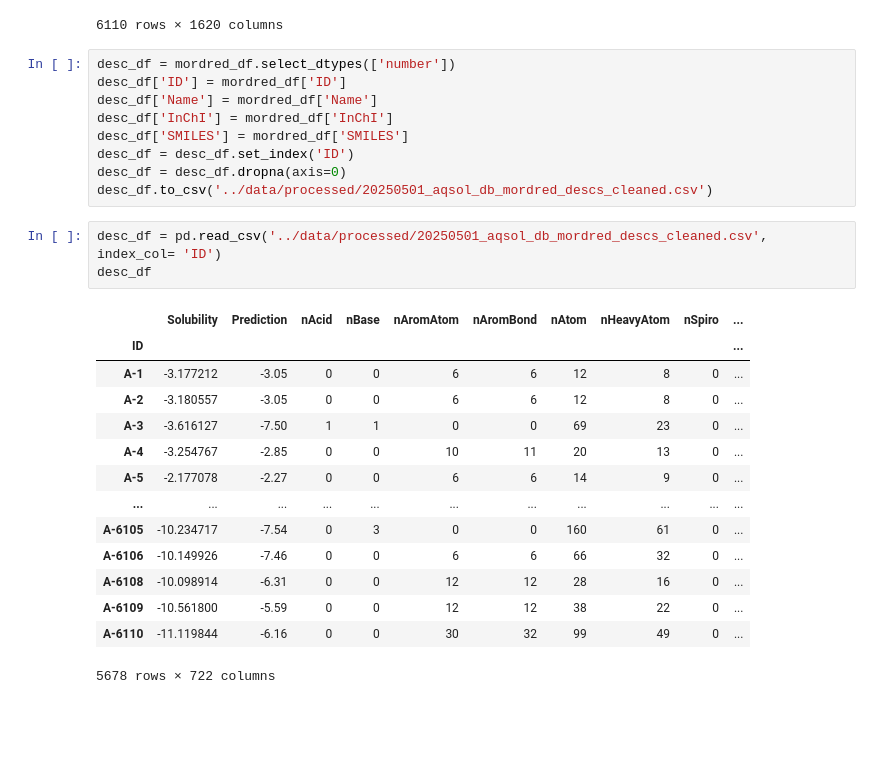
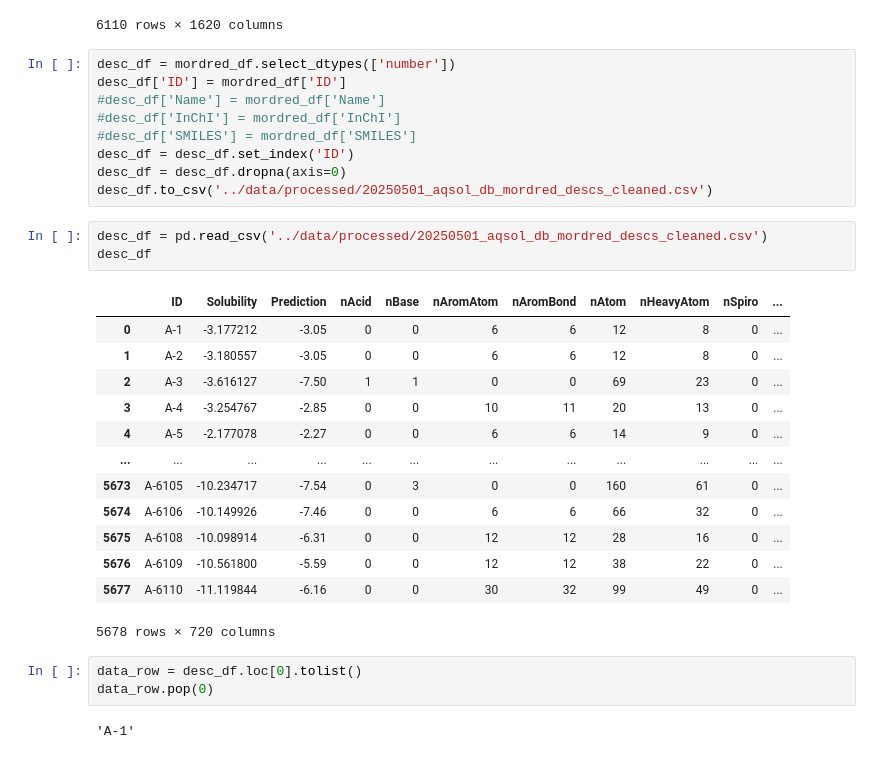
Before and after one commit to AmbreCarpentier/Spring2025_ANN_tutorial, a Jupyter notebook: sandbox/20250502_MordredDescsAnalysis.ipynb, the cells around one changed output. Cells and saved outputs as stored; diff of their text form; blank space fills up the shorter version.

```diff
--- a/sandbox/20250502_MordredDescsAnalysis.ipynb
+++ b/sandbox/20250502_MordredDescsAnalysis.ipynb
@@ -32,27 +32,31 @@ mordred_df
 # %%
 desc_df = mordred_df.select_dtypes(['number'])
 desc_df['ID'] = mordred_df['ID']
-desc_df['Name'] = mordred_df['Name']
-desc_df['InChI'] = mordred_df['InChI']
-desc_df['SMILES'] = mordred_df['SMILES']
+#desc_df['Name'] = mordred_df['Name']
+#desc_df['InChI'] = mordred_df['InChI']
+#desc_df['SMILES'] = mordred_df['SMILES']
 desc_df = desc_df.set_index('ID')
 desc_df = desc_df.dropna(axis=0)
 desc_df.to_csv('../data/processed/20250501_aqsol_db_mordred_descs_cleaned.csv')
 # %%
-desc_df = pd.read_csv('../data/processed/20250501_aqsol_db_mordred_descs_cleaned.csv', index_col= 'ID')
+desc_df = pd.read_csv('../data/processed/20250501_aqsol_db_mordred_descs_cleaned.csv')
 desc_df
 # %% [output]
-|  | Solubility | Prediction | nAcid | nBase | nAromAtom | nAromBond | nAtom | nHeavyAtom | nSpiro | ... |
-| ID |  |  |  |  |  |  |  |  |  | ... |
-| A-1 | -3.177212 | -3.05 | 0 | 0 | 6 | 6 | 12 | 8 | 0 | ... |
-| A-2 | -3.180557 | -3.05 | 0 | 0 | 6 | 6 | 12 | 8 | 0 | ... |
-| A-3 | -3.616127 | -7.50 | 1 | 1 | 0 | 0 | 69 | 23 | 0 | ... |
-| A-4 | -3.254767 | -2.85 | 0 | 0 | 10 | 11 | 20 | 13 | 0 | ... |
-| A-5 | -2.177078 | -2.27 | 0 | 0 | 6 | 6 | 14 | 9 | 0 | ... |
-| ... | ... | ... | ... | ... | ... | ... | ... | ... | ... | ... |
-| A-6105 | -10.234717 | -7.54 | 0 | 3 | 0 | 0 | 160 | 61 | 0 | ... |
-| A-6106 | -10.149926 | -7.46 | 0 | 0 | 6 | 6 | 66 | 32 | 0 | ... |
-| A-6108 | -10.098914 | -6.31 | 0 | 0 | 12 | 12 | 28 | 16 | 0 | ... |
-| A-6109 | -10.561800 | -5.59 | 0 | 0 | 12 | 12 | 38 | 22 | 0 | ... |
-| A-6110 | -11.119844 | -6.16 | 0 | 0 | 30 | 32 | 99 | 49 | 0 | ... |
+|  | ID | Solubility | Prediction | nAcid | nBase | nAromAtom | nAromBond | nAtom | nHeavyAtom | nSpiro | ... |
+| 0 | A-1 | -3.177212 | -3.05 | 0 | 0 | 6 | 6 | 12 | 8 | 0 | ... |
+| 1 | A-2 | -3.180557 | -3.05 | 0 | 0 | 6 | 6 | 12 | 8 | 0 | ... |
+| 2 | A-3 | -3.616127 | -7.50 | 1 | 1 | 0 | 0 | 69 | 23 | 0 | ... |
+| 3 | A-4 | -3.254767 | -2.85 | 0 | 0 | 10 | 11 | 20 | 13 | 0 | ... |
+| 4 | A-5 | -2.177078 | -2.27 | 0 | 0 | 6 | 6 | 14 | 9 | 0 | ... |
+| ... | ... | ... | ... | ... | ... | ... | ... | ... | ... | ... | ... |
+| 5673 | A-6105 | -10.234717 | -7.54 | 0 | 3 | 0 | 0 | 160 | 61 | 0 | ... |
+| 5674 | A-6106 | -10.149926 | -7.46 | 0 | 0 | 6 | 6 | 66 | 32 | 0 | ... |
+| 5675 | A-6108 | -10.098914 | -6.31 | 0 | 0 | 12 | 12 | 28 | 16 | 0 | ... |
+| 5676 | A-6109 | -10.561800 | -5.59 | 0 | 0 | 12 | 12 | 38 | 22 | 0 | ... |
+| 5677 | A-6110 | -11.119844 | -6.16 | 0 | 0 | 30 | 32 | 99 | 49 | 0 | ... |
-5678 rows × 722 columns
+5678 rows × 720 columns
+# %%
+data_row = desc_df.loc[0].tolist()
+data_row.pop(0)
+# %% [output]
+'A-1'
```
Also changed, not shown: parts of 1 cell of this notebook, 9 other files.
